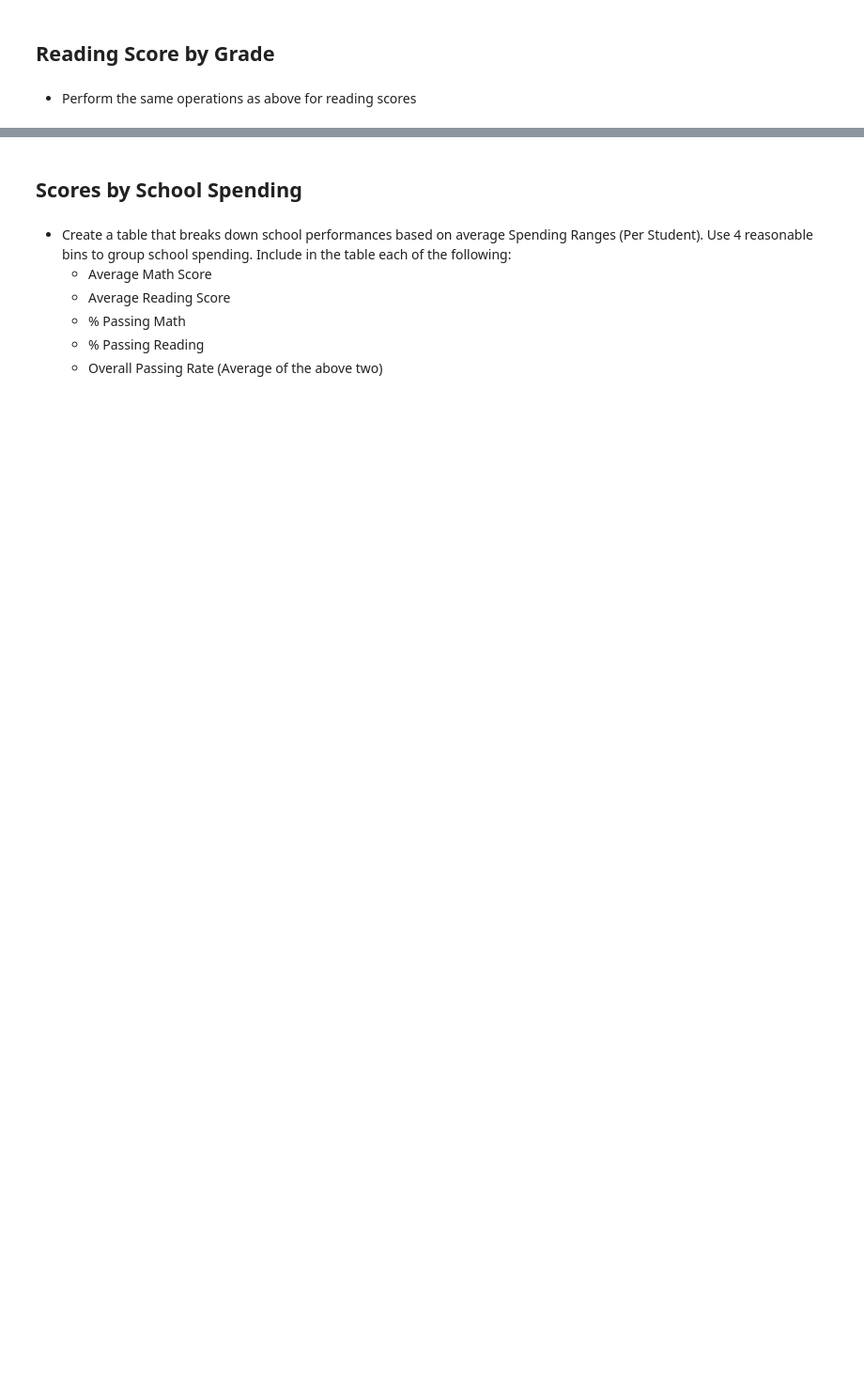
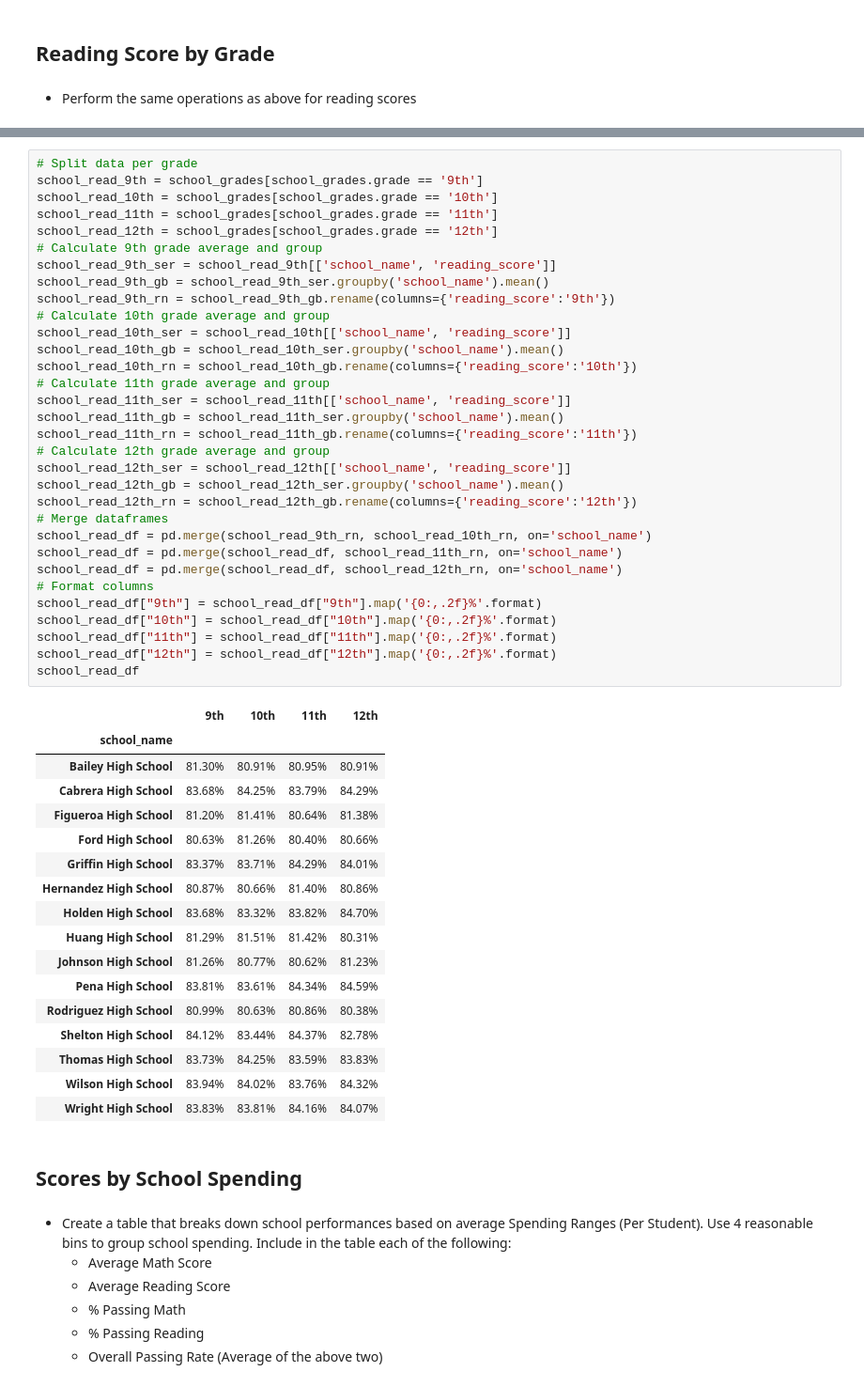
Before and after one commit to kyleshim/Gaming-Schools-Pandas, a Jupyter notebook: PyCitySchools/PyCitySchools_starter.ipynb, the cells around one changed output, grey strips where cells are left out. Shown at 94% size. Saved outputs shown, nothing was run; the diff lists cells and outputs as text; blank space fills up the shorter version.

```diff
--- a/PyCitySchools/PyCitySchools_starter.ipynb
+++ b/PyCitySchools/PyCitySchools_starter.ipynb
@@ -251,3 +286,53 @@ school_summary_df
+# %%
+# Split data per grade
+school_read_9th = school_grades[school_grades.grade == '9th']
+school_read_10th = school_grades[school_grades.grade == '10th']
+school_read_11th = school_grades[school_grades.grade == '11th']
+school_read_12th = school_grades[school_grades.grade == '12th']
+# Calculate 9th grade average and group
+school_read_9th_ser = school_read_9th[['school_name', 'reading_score']]
+school_read_9th_gb = school_read_9th_ser.groupby('school_name').mean()
+school_read_9th_rn = school_read_9th_gb.rename(columns={'reading_score':'9th'})
+# Calculate 10th grade average and group
+school_read_10th_ser = school_read_10th[['school_name', 'reading_score']]
+school_read_10th_gb = school_read_10th_ser.groupby('school_name').mean()
+school_read_10th_rn = school_read_10th_gb.rename(columns={'reading_score':'10th'})
+# Calculate 11th grade average and group
+school_read_11th_ser = school_read_11th[['school_name', 'reading_score']]
+school_read_11th_gb = school_read_11th_ser.groupby('school_name').mean()
+school_read_11th_rn = school_read_11th_gb.rename(columns={'reading_score':'11th'})
+# Calculate 12th grade average and group
+school_read_12th_ser = school_read_12th[['school_name', 'reading_score']]
+school_read_12th_gb = school_read_12th_ser.groupby('school_name').mean()
+school_read_12th_rn = school_read_12th_gb.rename(columns={'reading_score':'12th'})
+# Merge dataframes
+school_read_df = pd.merge(school_read_9th_rn, school_read_10th_rn, on='school_name')
+school_read_df = pd.merge(school_read_df, school_read_11th_rn, on='school_name')
+school_read_df = pd.merge(school_read_df, school_read_12th_rn, on='school_name')
+# Format columns
+school_read_df["9th"] = school_read_df["9th"].map('{0:,.2f}%'.format)
+school_read_df["10th"] = school_read_df["10th"].map('{0:,.2f}%'.format)
+school_read_df["11th"] = school_read_df["11th"].map('{0:,.2f}%'.format)
+school_read_df["12th"] = school_read_df["12th"].map('{0:,.2f}%'.format)
+school_read_df
+# %% [output]
+|  | 9th | 10th | 11th | 12th |
+| school_name |  |  |  |  |
+| Bailey High School | 81.30% | 80.91% | 80.95% | 80.91% |
+| Cabrera High School | 83.68% | 84.25% | 83.79% | 84.29% |
+| Figueroa High School | 81.20% | 81.41% | 80.64% | 81.38% |
+| Ford High School | 80.63% | 81.26% | 80.40% | 80.66% |
+| Griffin High School | 83.37% | 83.71% | 84.29% | 84.01% |
+| Hernandez High School | 80.87% | 80.66% | 81.40% | 80.86% |
+| Holden High School | 83.68% | 83.32% | 83.82% | 84.70% |
+| Huang High School | 81.29% | 81.51% | 81.42% | 80.31% |
+| Johnson High School | 81.26% | 80.77% | 80.62% | 81.23% |
+| Pena High School | 83.81% | 83.61% | 84.34% | 84.59% |
+| Rodriguez High School | 80.99% | 80.63% | 80.86% | 80.38% |
+| Shelton High School | 84.12% | 83.44% | 84.37% | 82.78% |
+| Thomas High School | 83.73% | 84.25% | 83.59% | 83.83% |
+| Wilson High School | 83.94% | 84.02% | 83.76% | 84.32% |
+| Wright High School | 83.83% | 83.81% | 84.16% | 84.07% |
 # %% [markdown]
 ## Scores by School Spending
 # %% [markdown]
```
Also changed, not shown: parts of 15 cells of this notebook, 2 other files.
